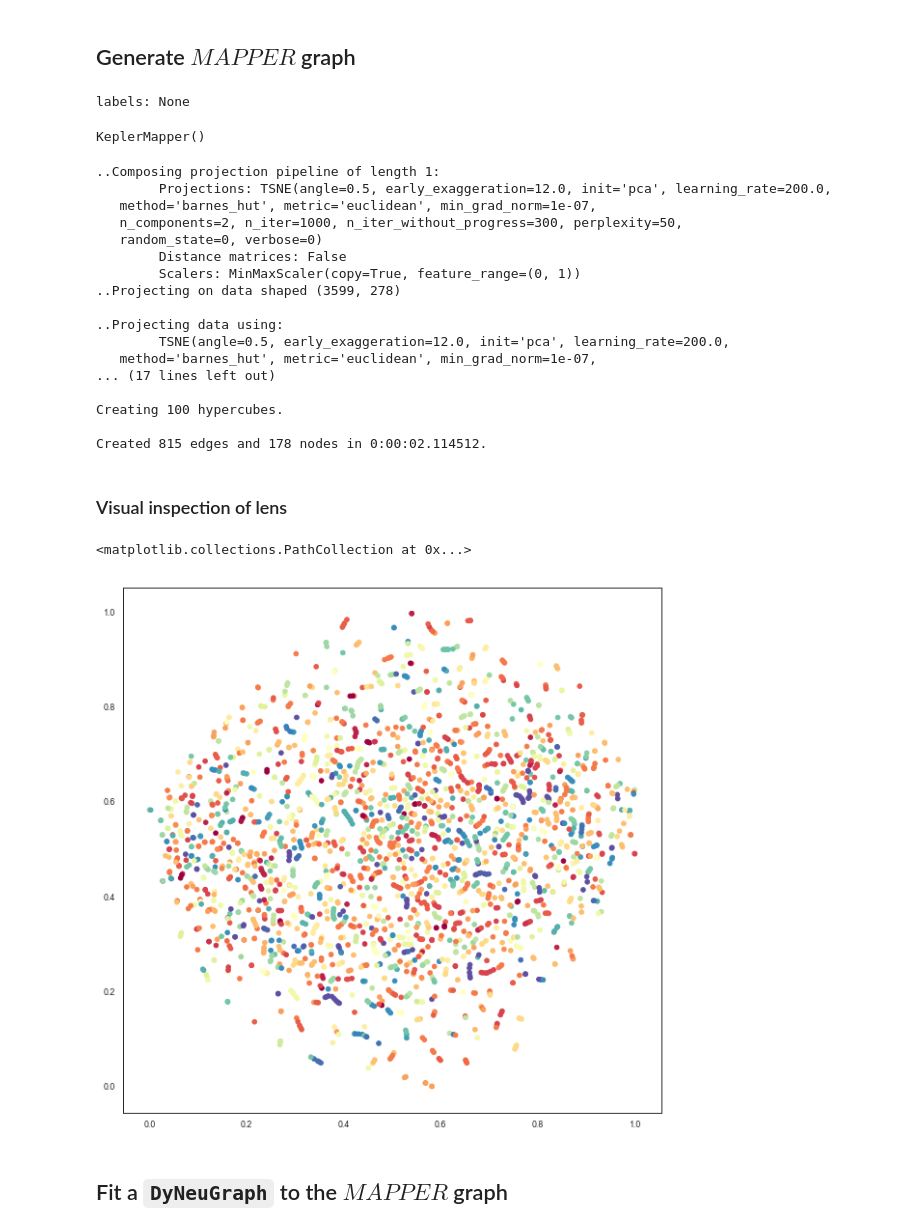
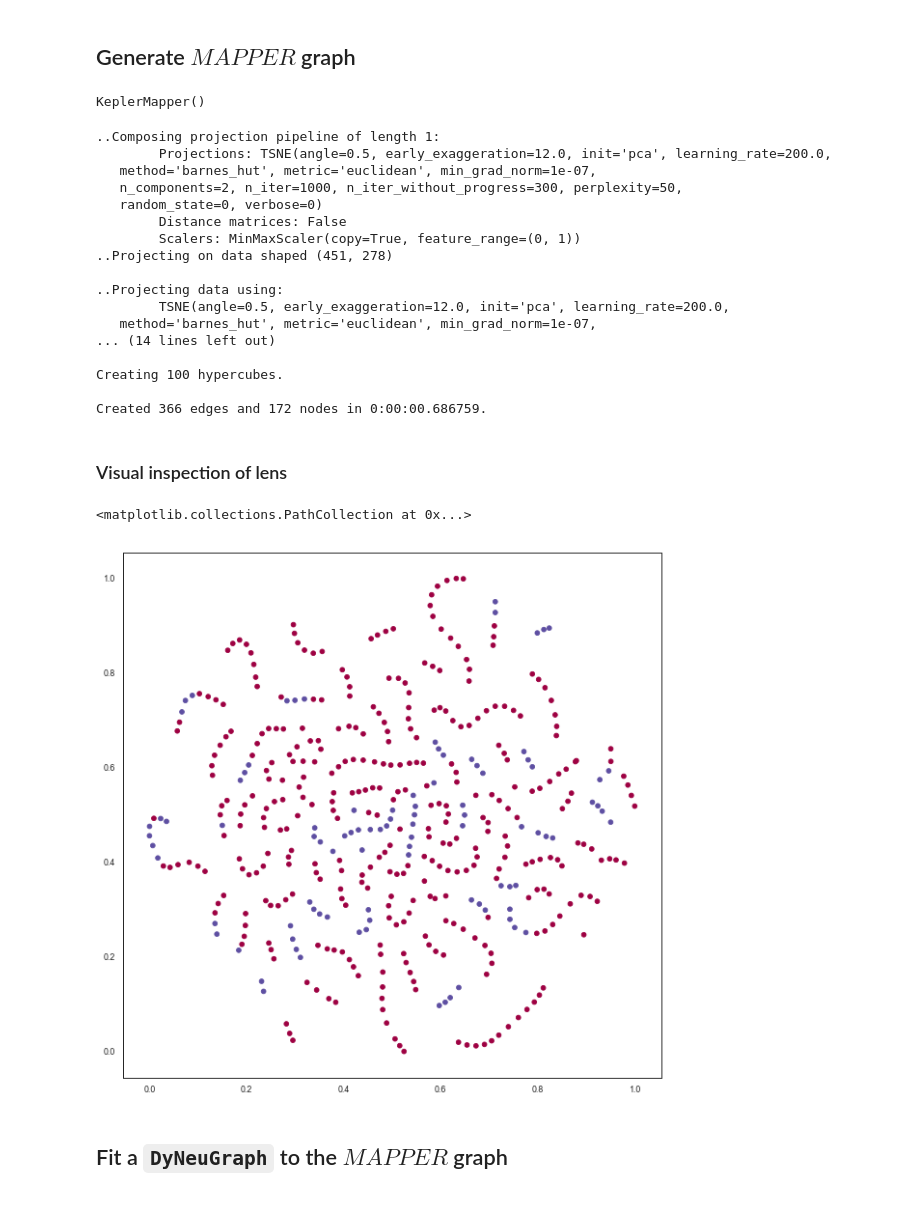
Before and after one commit to braindynamicslab/dyneusr-notebooks, a Jupyter notebook: 03_studyforrest/03_studyforrest.ipynb, the cells around one changed output. Cells and saved outputs as stored; diff of their text form; code cells hidden in the pictures.

```diff
--- a/03_studyforrest/03_studyforrest.ipynb
+++ b/03_studyforrest/03_studyforrest.ipynb
@@ -24,10 +22,10 @@ sns.set("paper", "white")
 # %% [markdown]
 ## Load data
 # %%
-from load_data import load_studyforest, Bunch
+from load_data import load_studyforrest, Bunch
 
 # load data
-data = load_studyforest(n_subjects=1, n_runs=-1)
+data = load_studyforrest(n_subjects=1, n_runs=1)
 
 # set index of meta
 data.meta = data.meta.set_index(['subject_id','run_id','TR','start','stop'])
@@ -63,19 +61,6 @@ plt.show()
 # define inputs: X=data, y=meta
 X = data.data.values
 X_inverse = data.data.values
-
-# define y col
-y_col = 'arousal'
-#y_col = 'val_pos'
-#y_col = 'val_neg'
-y = data.meta[y_col].values
-y[y==-2.0] = np.nan
-
-# define y labels (optional)
-labels = data.encoders[0][y_col].__dict__.get('classes_')
-print('labels:', labels)
-# %% [output]
-labels: None
 # %%
 import kmapper as km
 from sklearn.manifold import TSNE
@@ -92,7 +77,7 @@ KeplerMapper()
 # %%
 # run MAPPER
 lens = mapper.fit_transform(X, projection=projection)
-graph = mapper.map(lens, X=X_inverse, clusterer=clusterer, coverer=coverer)
+graph = mapper.map(lens, X_inverse, clusterer, cover)
 # %% [output]
 ..Composing projection pipeline of length 1:
         Projections: TSNE(angle=0.5, early_exaggeration=12.0, init='pca', learning_rate=200.0,
@@ -101,23 +86,23 @@ graph = mapper.map(lens, X=X_inverse, clusterer=clusterer, coverer=coverer)
    random_state=0, verbose=0)
         Distance matrices: False
         Scalers: MinMaxScaler(copy=True, feature_range=(0, 1))
-..Projecting on data shaped (3599, 278)
+..Projecting on data shaped (451, 278)
 
 ..Projecting data using:
         TSNE(angle=0.5, early_exaggeration=12.0, init='pca', learning_rate=200.0,
    method='barnes_hut', metric='euclidean', min_grad_norm=1e-07,
-... (17 lines left out)
+... (14 lines left out)
 
 Creating 100 hypercubes.
 
-Created 815 edges and 178 nodes in 0:00:02.114512.
+Created 366 edges and 172 nodes in 0:00:00.686759.
 # %% [markdown]
 ### Visual inspection of lens
 # %%
 fig,ax = plt.subplots(1,1,figsize=(10,10))
-plt.scatter(*lens.T, c=y, cmap='Spectral')
+plt.scatter(*lens.T, c=data.meta['FORREST'], cmap='Spectral')
 # %% [output]
 <matplotlib.collections.PathCollection at 0x...>
-[figure, old version]
+[figure, new version]
 # %% [markdown]
 ## Fit a `DyNeuGraph` to the $MAPPER$ graph
```
Also changed, not shown: parts of 22 cells of this notebook, 1 other file.
